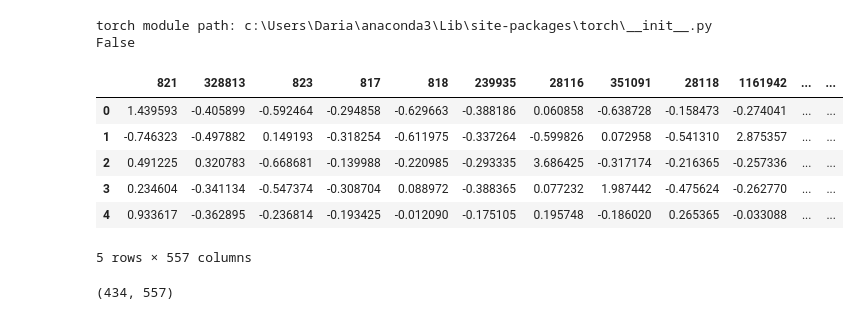
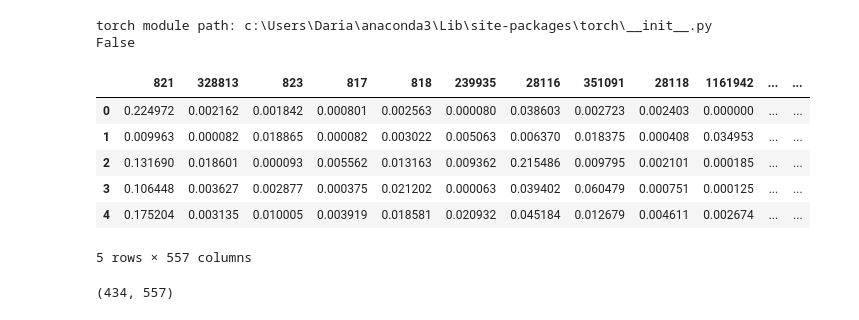
Before and after one commit to DarianDeGraaf/Neurological-disease-classifier, a Jupyter notebook: nn_v3_schizo.ipynb, the cells around one changed output. Drawn from its saved outputs; the diff is of its cells as text; code cells hidden in the pictures.

```diff
--- a/nn_v3_schizo.ipynb
+++ b/nn_v3_schizo.ipynb
@@ -27,17 +27,17 @@ torch module path: c:\Users\Daria\anaconda3\Lib\site-packages\torch\__init__.py
 False
 # %%
 
-data = pd.read_csv('Data/Final_data/final_schizo_one_scaled')
+data = pd.read_csv('Data/Final_data/final_schizo_one_scaled_2')
 
 data = data.iloc[:, 1:]
 data.head()
 # %% [output]
 |  | 821 | 328813 | 823 | 817 | 818 | 239935 | 28116 | 351091 | 28118 | 1161942 | ... | ... |
-| 0 | 1.439593 | -0.405899 | -0.592464 | -0.294858 | -0.629663 | -0.388186 | 0.060858 | -0.638728 | -0.158473 | -0.274041 | ... | ... |
-| 1 | -0.746323 | -0.497882 | 0.149193 | -0.318254 | -0.611975 | -0.337264 | -0.599826 | 0.072958 | -0.541310 | 2.875357 | ... | ... |
-| 2 | 0.491225 | 0.320783 | -0.668681 | -0.139988 | -0.220985 | -0.293335 | 3.686425 | -0.317174 | -0.216365 | -0.257336 | ... | ... |
-| 3 | 0.234604 | -0.341134 | -0.547374 | -0.308704 | 0.088972 | -0.388365 | 0.077232 | 1.987442 | -0.475624 | -0.262770 | ... | ... |
-| 4 | 0.933617 | -0.362895 | -0.236814 | -0.193425 | -0.012090 | -0.175105 | 0.195748 | -0.186020 | 0.265365 | -0.033088 | ... | ... |
+| 0 | 0.224972 | 0.002162 | 0.001842 | 0.000801 | 0.002563 | 0.000080 | 0.038603 | 0.002723 | 0.002403 | 0.000000 | ... | ... |
+| 1 | 0.009963 | 0.000082 | 0.018865 | 0.000082 | 0.003022 | 0.005063 | 0.006370 | 0.018375 | 0.000408 | 0.034953 | ... | ... |
+| 2 | 0.131690 | 0.018601 | 0.000093 | 0.005562 | 0.013163 | 0.009362 | 0.215486 | 0.009795 | 0.002101 | 0.000185 | ... | ... |
+| 3 | 0.106448 | 0.003627 | 0.002877 | 0.000375 | 0.021202 | 0.000063 | 0.039402 | 0.060479 | 0.000751 | 0.000125 | ... | ... |
+| 4 | 0.175204 | 0.003135 | 0.010005 | 0.003919 | 0.018581 | 0.020932 | 0.045184 | 0.012679 | 0.004611 | 0.002674 | ... | ... |
 5 rows × 557 columns
 # %%
 data.shape
```
Also changed, not shown: parts of 5 cells of this notebook, 2 other files.
